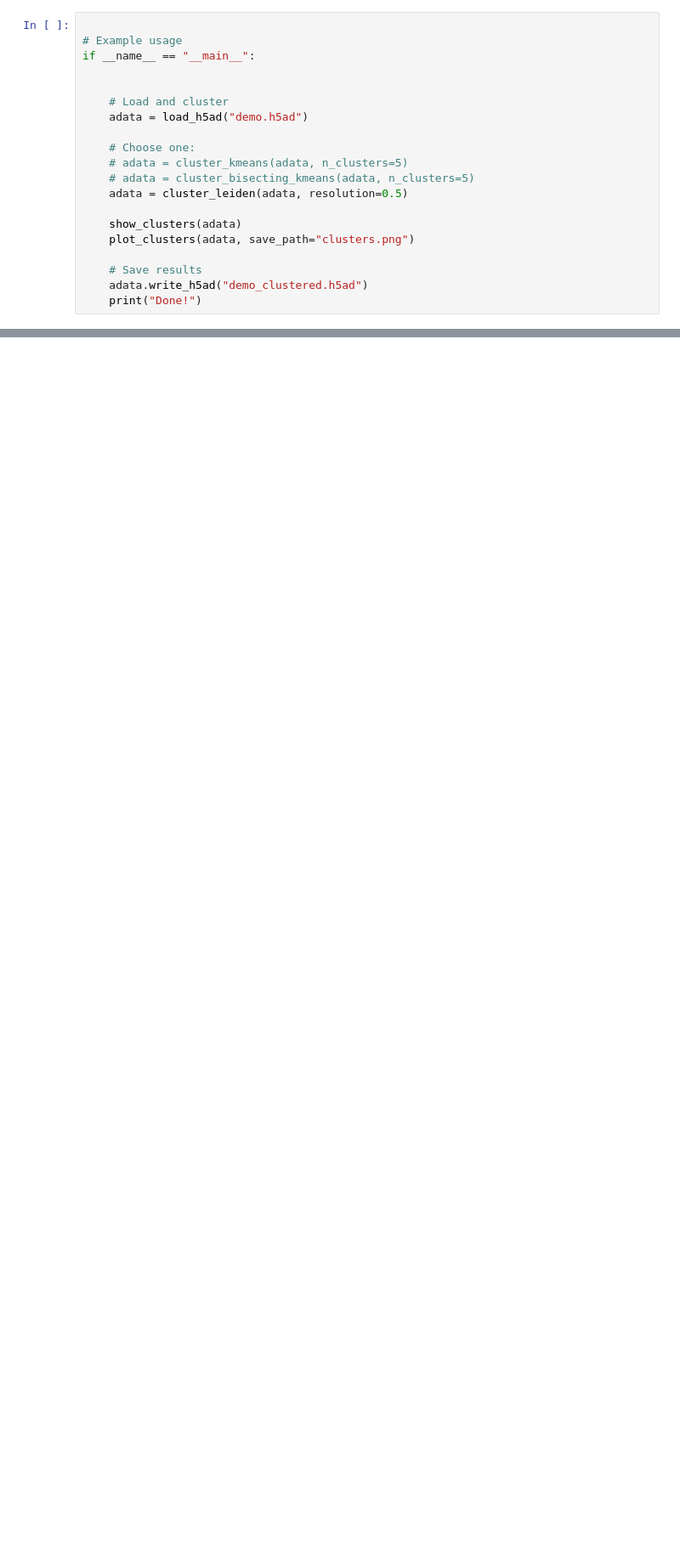
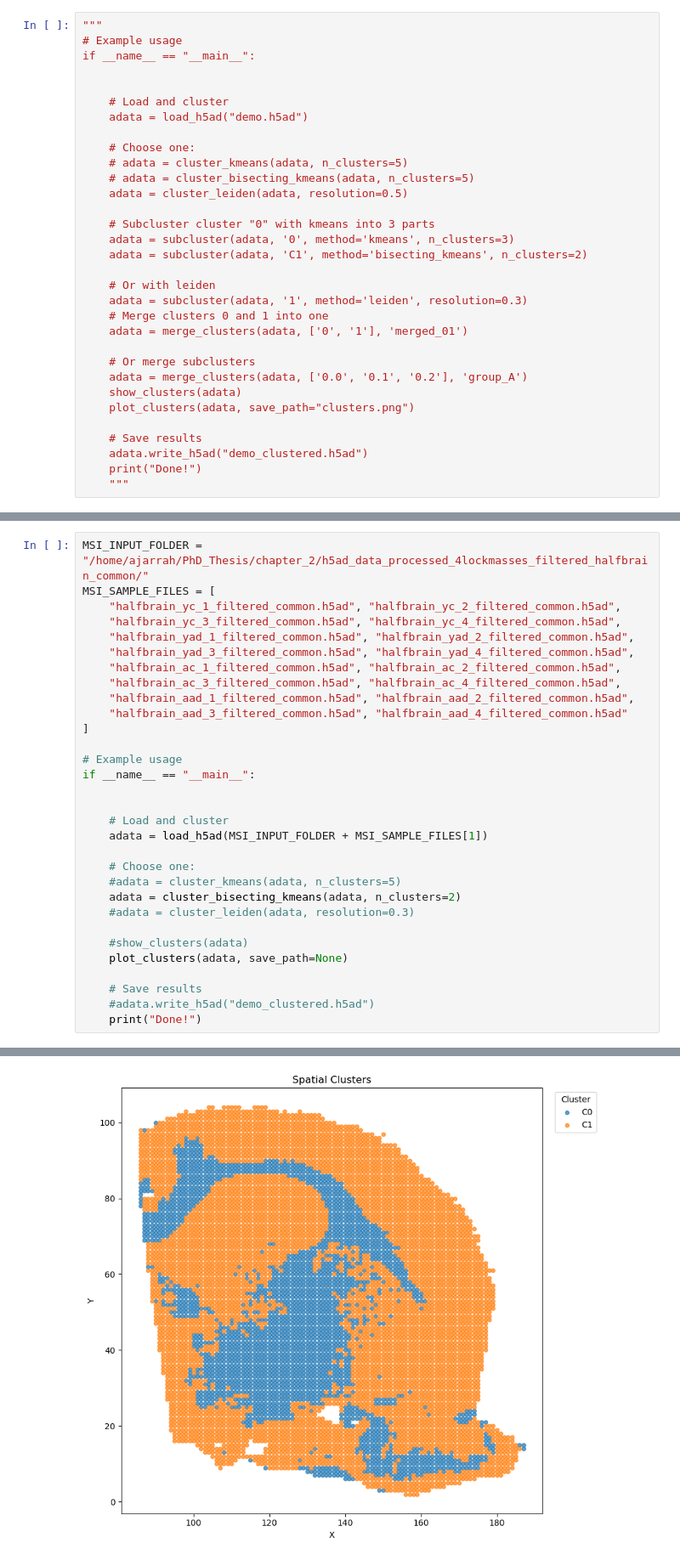
Before and after one commit to Amin-Jarrahi/PhD_Thesis, a Jupyter notebook: chapter_4/dl_code/2_h5ad_clusterer_labeler.ipynb, the cells around one changed output, grey strips where cells are left out. Shown at 85% size. Drawn from its saved outputs; the diff is of its cells as text; blank space fills up the shorter version.

```diff
--- a/chapter_4/dl_code/2_h5ad_clusterer_labeler.ipynb
+++ b/chapter_4/dl_code/2_h5ad_clusterer_labeler.ipynb
@@ -89,5 +209,5 @@ def show_clusters(adata):
 # %%
-
+"""
 # Example usage
 if __name__ == "__main__":
 
@@ -100,9 +220,21 @@ if __name__ == "__main__":
     # adata = cluster_bisecting_kmeans(adata, n_clusters=5)
     adata = cluster_leiden(adata, resolution=0.5)
 
+    # Subcluster cluster "0" with kmeans into 3 parts
+    adata = subcluster(adata, '0', method='kmeans', n_clusters=3)
+    adata = subcluster(adata, 'C1', method='bisecting_kmeans', n_clusters=2)
+
+    # Or with leiden
+    adata = subcluster(adata, '1', method='leiden', resolution=0.3)
+    # Merge clusters 0 and 1 into one
+    adata = merge_clusters(adata, ['0', '1'], 'merged_01')
+
+    # Or merge subclusters
+    adata = merge_clusters(adata, ['0.0', '0.1', '0.2'], 'group_A')
     show_clusters(adata)
     plot_clusters(adata, save_path="clusters.png")
 
     # Save results
     adata.write_h5ad("demo_clustered.h5ad")
     print("Done!")
+    """
@@ -108,0 +243,32 @@ if __name__ == "__main__":
+# %%
+MSI_INPUT_FOLDER = "/home/ajarrah/PhD_Thesis/chapter_2/h5ad_data_processed_4lockmasses_filtered_halfbrain_common/"
+MSI_SAMPLE_FILES = [
+    "halfbrain_yc_1_filtered_common.h5ad", "halfbrain_yc_2_filtered_common.h5ad",
+    "halfbrain_yc_3_filtered_common.h5ad", "halfbrain_yc_4_filtered_common.h5ad",
+    "halfbrain_yad_1_filtered_common.h5ad", "halfbrain_yad_2_filtered_common.h5ad",
+    "halfbrain_yad_3_filtered_common.h5ad", "halfbrain_yad_4_filtered_common.h5ad",
+    "halfbrain_ac_1_filtered_common.h5ad", "halfbrain_ac_2_filtered_common.h5ad",
+    "halfbrain_ac_3_filtered_common.h5ad", "halfbrain_ac_4_filtered_common.h5ad",
+    "halfbrain_aad_1_filtered_common.h5ad", "halfbrain_aad_2_filtered_common.h5ad",
+    "halfbrain_aad_3_filtered_common.h5ad", "halfbrain_aad_4_filtered_common.h5ad"
+]
+
+# Example usage
+if __name__ == "__main__":
+
+
+    # Load and cluster
+    adata = load_h5ad(MSI_INPUT_FOLDER + MSI_SAMPLE_FILES[1])
+
+    # Choose one:
+    #adata = cluster_kmeans(adata, n_clusters=5)
+    adata = cluster_bisecting_kmeans(adata, n_clusters=2)
+    #adata = cluster_leiden(adata, resolution=0.3)
+
+    #show_clusters(adata)
+    plot_clusters(adata, save_path=None)
+
+    # Save results
+    #adata.write_h5ad("demo_clustered.h5ad")
+    print("Done!")
+# %% [output]
@@ -108,0 +280 @@ if __name__ == "__main__":
+[figure, added]
```
Also changed, not shown: parts of 8 cells of this notebook.
